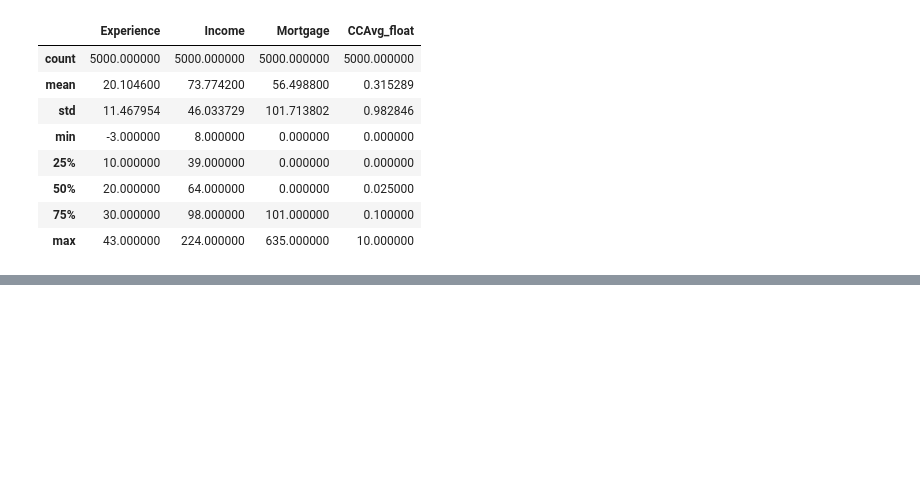
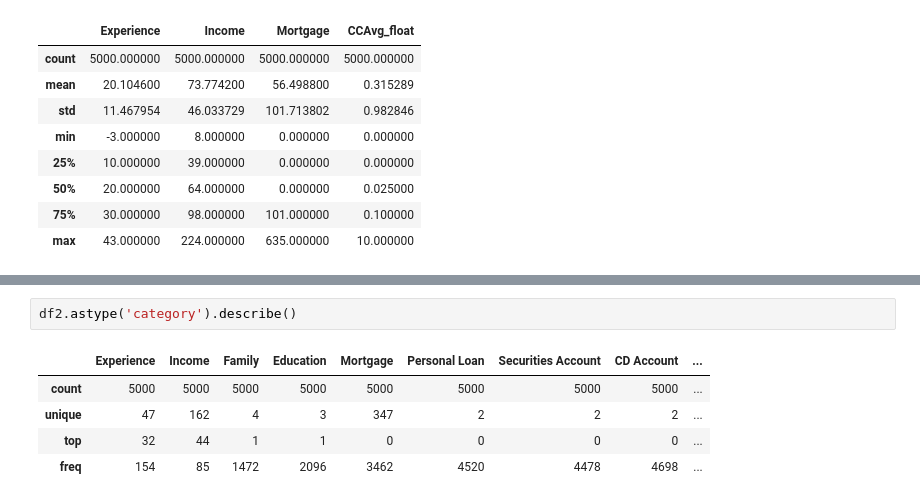
Before and after one commit to SanskarBajimaya/Bank-Data-EDA, a Jupyter notebook: EDA.ipynb, the cells around one changed output, grey strips where cells are left out. Drawn from its saved outputs; the diff is of its cells as text; blank space fills up the shorter version.

```diff
--- a/EDA.ipynb
+++ b/EDA.ipynb
@@ -477,3 +489,11 @@ Skew : 2.1
 CCAvg_float
 Skew : 5.02
 [figure]
+# %%
+df2.astype('category').describe()
+# %% [output]
+|  | Experience | Income | Family | Education | Mortgage | Personal Loan | Securities Account | CD Account | ... |
+| count | 5000 | 5000 | 5000 | 5000 | 5000 | 5000 | 5000 | 5000 | ... |
+| unique | 47 | 162 | 4 | 3 | 347 | 2 | 2 | 2 | ... |
+| top | 32 | 44 | 1 | 1 | 0 | 0 | 0 | 0 | ... |
+| freq | 154 | 85 | 1472 | 2096 | 3462 | 4520 | 4478 | 4698 | ... |
```
Also changed, not shown: parts of 18 cells of this notebook.
